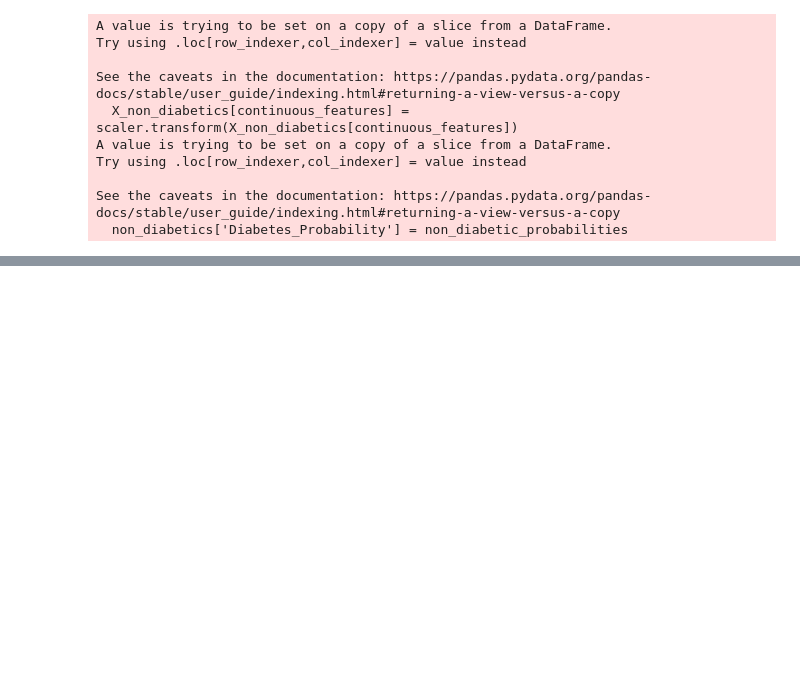
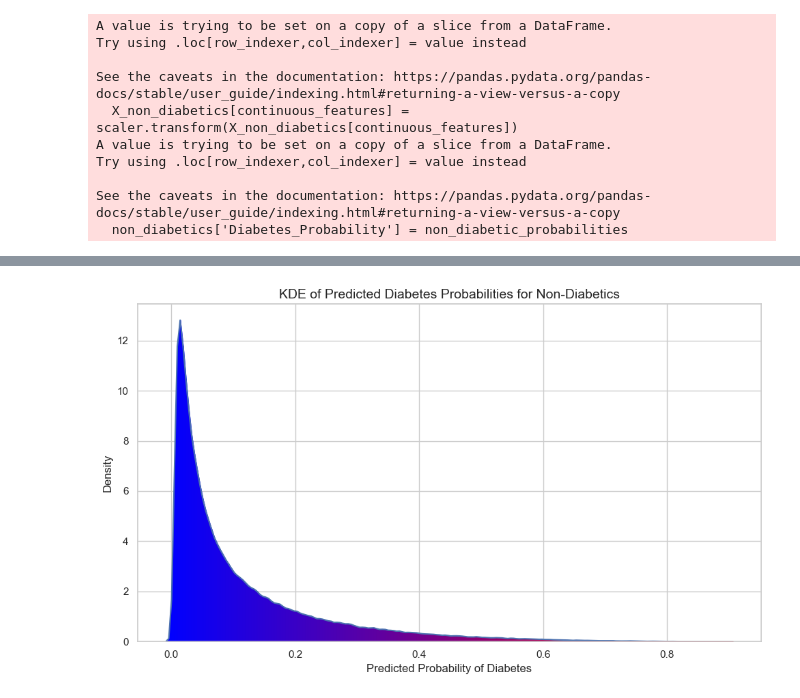
Before and after one commit to simosathan9/DiabetesPrediction, a Jupyter notebook: diabetes_data_mining_2.ipynb, the cells around one changed output, grey strips where cells are left out. Cells and saved outputs as stored; diff of their text form; code cells hidden in the pictures; blank space fills up the shorter version.

```diff
--- a/diabetes_data_mining_2.ipynb
+++ b/diabetes_data_mining_2.ipynb
@@ -108,0 +125,40 @@ high_risk
+# %%
+import seaborn as sns
+import matplotlib.pyplot as plt
+import numpy as np
+from matplotlib.colors import LinearSegmentedColormap
+
+# Assuming `non_diabetic_probabilities` is your array with the predicted probabilities for non-diabetics
+
+# Set the style for the plot
+sns.set(style="whitegrid")
+
+# Create a custom colormap with higher contrast (using red to blue with a sharp gradient)
+cmap = LinearSegmentedColormap.from_list("HighContrastBlueRed", ["blue", "red"], N=512)
+
+# Create the figure
+plt.figure(figsize=(10, 6))  # Set the figure size for better readability
+
+# Calculate KDE values using seaborn's kdeplot method
+kde = sns.kdeplot(non_diabetic_probabilities, bw_adjust=0.3)  # Further reduce bandwidth for sharper contrast
+kde_values = kde.get_lines()[0].get_data()[1]
+x_values = kde.get_lines()[0].get_data()[0]
+
+# Normalize x-values to [0, 1] range for the colormap
+normalized_x = (x_values - min(x_values)) / (max(x_values) - min(x_values))
+
+# Plot the area under the curve with the gradient color from blue to red with higher contrast
+for i in range(len(x_values) - 1):
+    plt.fill_between(x_values[i:i+2], 0, kde_values[i:i+2],
+                     color=cmap(normalized_x[i]), alpha=1.0)  # Increased alpha for more saturation
+
+# Adding labels and title
+plt.xlabel('Predicted Probability of Diabetes', fontsize=12)
+plt.ylabel('Density', fontsize=12)
+plt.title('KDE of Predicted Diabetes Probabilities for Non-Diabetics', fontsize=14)
+
+# Display the plot
+plt.tight_layout()
+plt.show()
+# %% [output]
+[figure, added]
```
Also changed, not shown: parts of 5 cells of this notebook.
